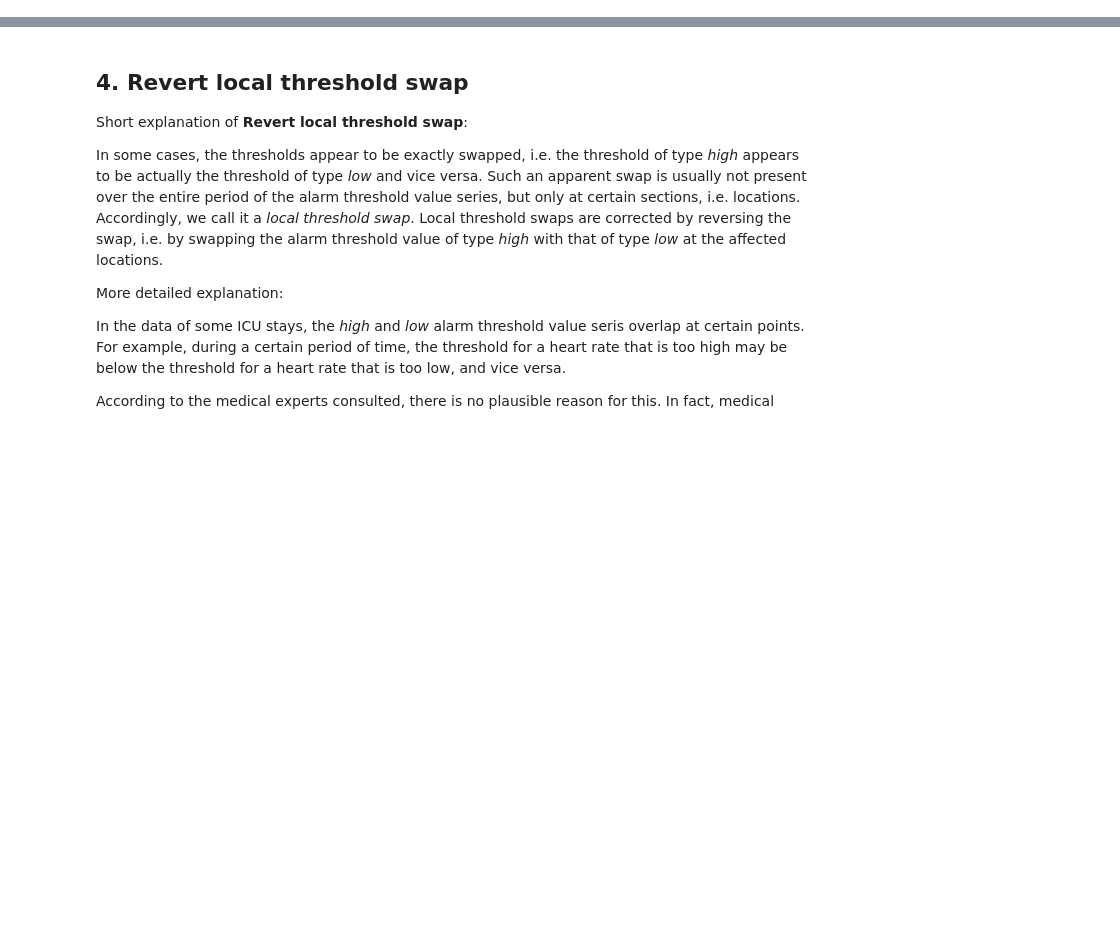
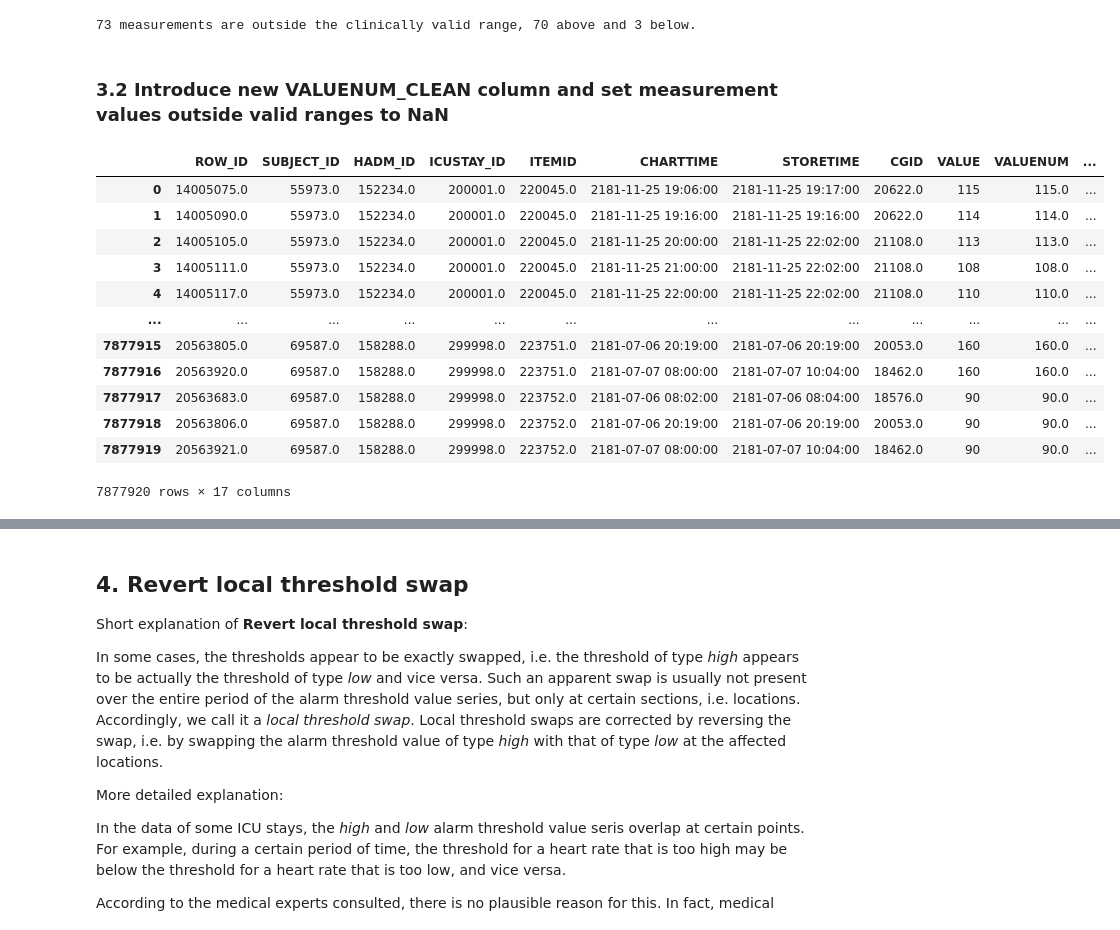
Before and after one commit to denise97/dhl2021, a Jupyter notebook: mimic_data_preprocessing/create_clean_chartevents.ipynb, the cells around one changed output, grey strips where cells are left out. Cells and saved outputs as stored; diff of their text form; code cells hidden in the pictures; blank space fills up the shorter version.

```diff
--- a/mimic_data_preprocessing/create_clean_chartevents.ipynb
+++ b/mimic_data_preprocessing/create_clean_chartevents.ipynb
@@ -331,0 +390,6 @@ chartevents_cleaning_03_values_in_valid_range.to_parquet('../data/chartevents_cl
+# %%
+import pandas as pd
+import pyarrow as pa
+path_to_dir_chartevents_clean = './reportdata/'
+# Read chartevents_cleaning_02_sufficient_values_only from parquet file
+chartevents_cleaning_02_sufficient_values_only = pd.read_parquet(path_to_dir_chartevents_clean+'chartevents_cleaning_02_sufficient_values_only.parquet', engine='pyarrow')
@@ -331,0 +440,41 @@ chartevents_cleaning_03_values_in_valid_range.to_parquet('../data/chartevents_cl
+# %%
+# Print some statistical information about the effects of the cleaning step.
+measurements_affected_count = len(flagged_measurements)
+measurements_affected_above_count = len(flagged_measurements[flagged_measurements.CLEANING_FLAG == "Above valid measurement range"])
+measurements_affected_below_count = len(flagged_measurements[flagged_measurements.CLEANING_FLAG == "Below valid measurement range"])
+
+print(f'{measurements_affected_count:,}',"measurements are outside the clinically valid range,",f'{measurements_affected_above_count:,}',"above and",f'{measurements_affected_below_count:,}',"below.")
+# %% [output]
+73 measurements are outside the clinically valid range, 70 above and 3 below.
+# %% [markdown]
+### 3.2 Introduce new VALUENUM_CLEAN column and set measurement values outside valid ranges to NaN
+# %%
+# Next, data frames chartevents_cleaning_02_sufficient_values_only and flagged_measurements are merged to form a new data frame chartevents_cleaning_03_measurements_in_valid_range.
+# The latter will be extended/modified again in the next cleaning step and so on.
+
+chartevents_cleaning_03_measurements_in_valid_range = chartevents_cleaning_02_sufficient_values_only.copy()
+# Create new column 'VALUENUM_CLEAN' that equals 'VALUENUM' values
+chartevents_cleaning_03_measurements_in_valid_range['VALUENUM_CLEAN'] = chartevents_cleaning_03_measurements_in_valid_range['VALUENUM']
+
+# Set all 'VALUENUM_CLEAN' cells to NaN where the original values have been flagged as being below or above the valid range.
+chartevents_cleaning_03_measurements_in_valid_range = chartevents_cleaning_03_measurements_in_valid_range.merge(flagged_measurements, how='left', on=['ROW_ID'])
+chartevents_cleaning_03_measurements_in_valid_range.loc[
+    (chartevents_cleaning_03_measurements_in_valid_range.CLEANING_FLAG == "Below valid measurement range") |
+    (chartevents_cleaning_03_measurements_in_valid_range.CLEANING_FLAG == "Above valid measurement range"),
+    'VALUENUM_CLEAN'] = None
+
+display(chartevents_cleaning_03_measurements_in_valid_range)
+# %% [output]
+|  | ROW_ID | SUBJECT_ID | HADM_ID | ICUSTAY_ID | ITEMID | CHARTTIME | STORETIME | CGID | VALUE | VALUENUM | ... |
+| 0 | 14005075.0 | 55973.0 | 152234.0 | 200001.0 | 220045.0 | 2181-11-25 19:06:00 | 2181-11-25 19:17:00 | 20622.0 | 115 | 115.0 | ... |
+| 1 | 14005090.0 | 55973.0 | 152234.0 | 200001.0 | 220045.0 | 2181-11-25 19:16:00 | 2181-11-25 19:16:00 | 20622.0 | 114 | 114.0 | ... |
+| 2 | 14005105.0 | 55973.0 | 152234.0 | 200001.0 | 220045.0 | 2181-11-25 20:00:00 | 2181-11-25 22:02:00 | 21108.0 | 113 | 113.0 | ... |
+| 3 | 14005111.0 | 55973.0 | 152234.0 | 200001.0 | 220045.0 | 2181-11-25 21:00:00 | 2181-11-25 22:02:00 | 21108.0 | 108 | 108.0 | ... |
+| 4 | 14005117.0 | 55973.0 | 152234.0 | 200001.0 | 220045.0 | 2181-11-25 22:00:00 | 2181-11-25 22:02:00 | 21108.0 | 110 | 110.0 | ... |
+| ... | ... | ... | ... | ... | ... | ... | ... | ... | ... | ... | ... |
+| 7877915 | 20563805.0 | 69587.0 | 158288.0 | 299998.0 | 223751.0 | 2181-07-06 20:19:00 | 2181-07-06 20:19:00 | 20053.0 | 160 | 160.0 | ... |
+| 7877916 | 20563920.0 | 69587.0 | 158288.0 | 299998.0 | 223751.0 | 2181-07-07 08:00:00 | 2181-07-07 10:04:00 | 18462.0 | 160 | 160.0 | ... |
+| 7877917 | 20563683.0 | 69587.0 | 158288.0 | 299998.0 | 223752.0 | 2181-07-06 08:02:00 | 2181-07-06 08:04:00 | 18576.0 | 90 | 90.0 | ... |
+| 7877918 | 20563806.0 | 69587.0 | 158288.0 | 299998.0 | 223752.0 | 2181-07-06 20:19:00 | 2181-07-06 20:19:00 | 20053.0 | 90 | 90.0 | ... |
+| 7877919 | 20563921.0 | 69587.0 | 158288.0 | 299998.0 | 223752.0 | 2181-07-07 08:00:00 | 2181-07-07 10:04:00 | 18462.0 | 90 | 90.0 | ... |
+7877920 rows × 17 columns
```
Also changed, not shown: parts of 78 cells of this notebook.
